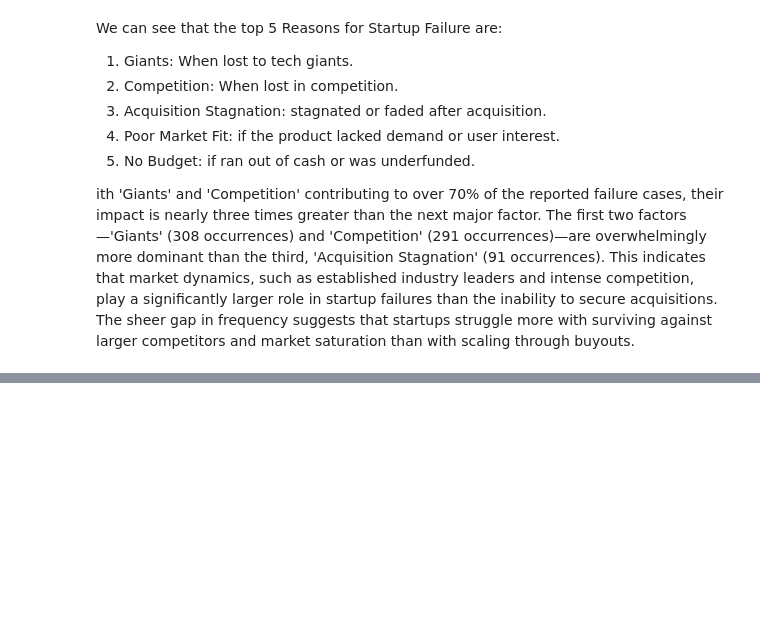
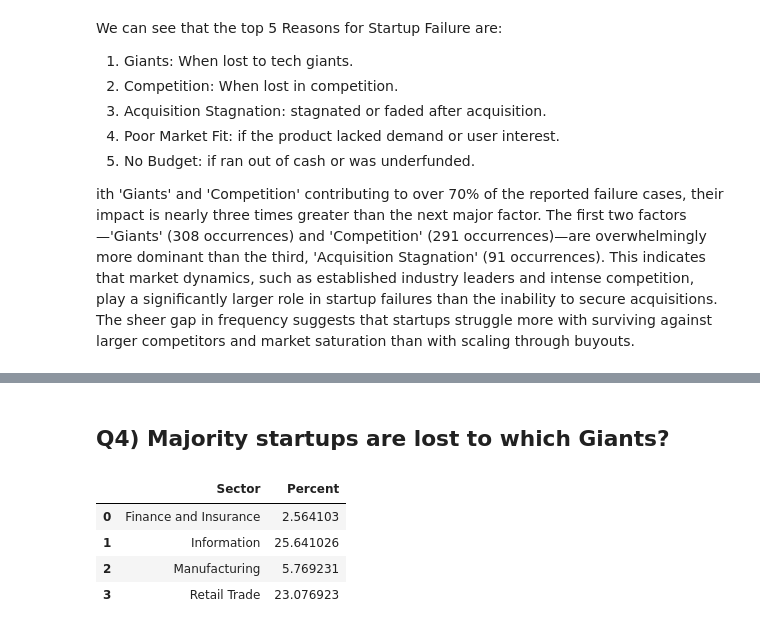
Before and after one commit to ayushsj99/StartupFailure_DA, a Jupyter notebook: StartupFailure_DA.ipynb, the cells around one changed output, grey strips where cells are left out. Saved outputs shown, nothing was run; the diff lists cells and outputs as text; code cells hidden in the pictures; blank space fills up the shorter version.

Commit message:
Kaggle Notebook | Startup_Failure_Analysis.ipynb | Version 1

```diff
--- a/StartupFailure_DA.ipynb
+++ b/StartupFailure_DA.ipynb
@@ -274,0 +488,17 @@ fig.show()
+# %% [markdown]
+## Q4) Majority startups are lost to which Giants?
+# %%
+pattern = r'Google|Amazon|Apple|AWS|Tesla|Paypal|Facebook|Meta|Instagram'
+
+lost_to_google = merged_data[merged_data["Why They Failed"].str.contains(pattern, case=False, na=False)]
+sector_wise_lost_to_google = lost_to_google.groupby("Sector").size()
+sector_wise_lost_to_google
+percent = (sector_wise_lost_to_google/(merged_data["Sector"]=="Information").sum())*100
+percent_df = percent.reset_index().rename(columns={0:"Percent", "index":"Sector"}).dropna()
+percent_df
+# %% [output]
+|  | Sector | Percent |
+| 0 | Finance and Insurance | 2.564103 |
+| 1 | Information | 25.641026 |
+| 2 | Manufacturing | 5.769231 |
+| 3 | Retail Trade | 23.076923 |
```
Also changed, not shown: parts of 31 cells of this notebook.
